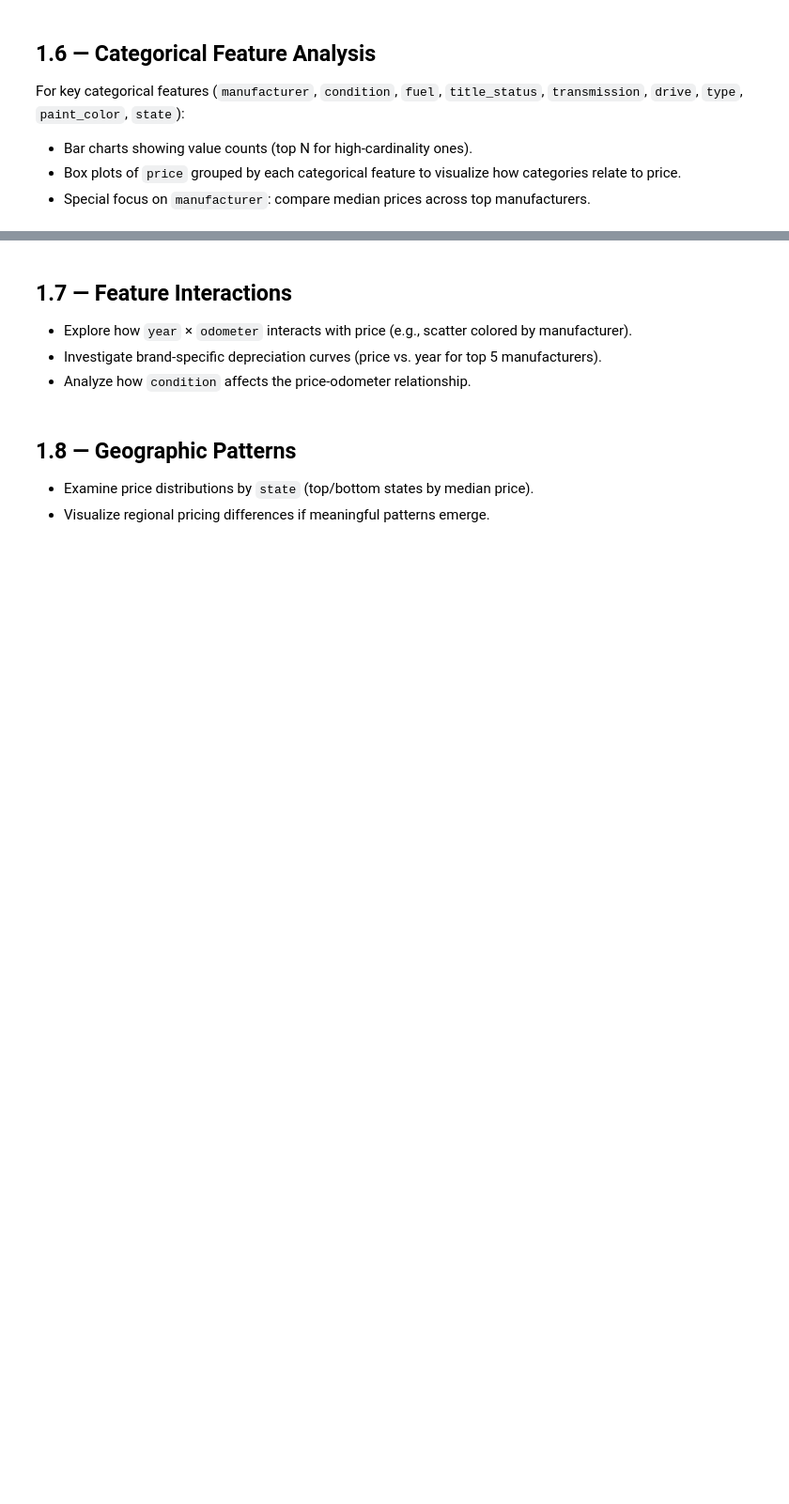
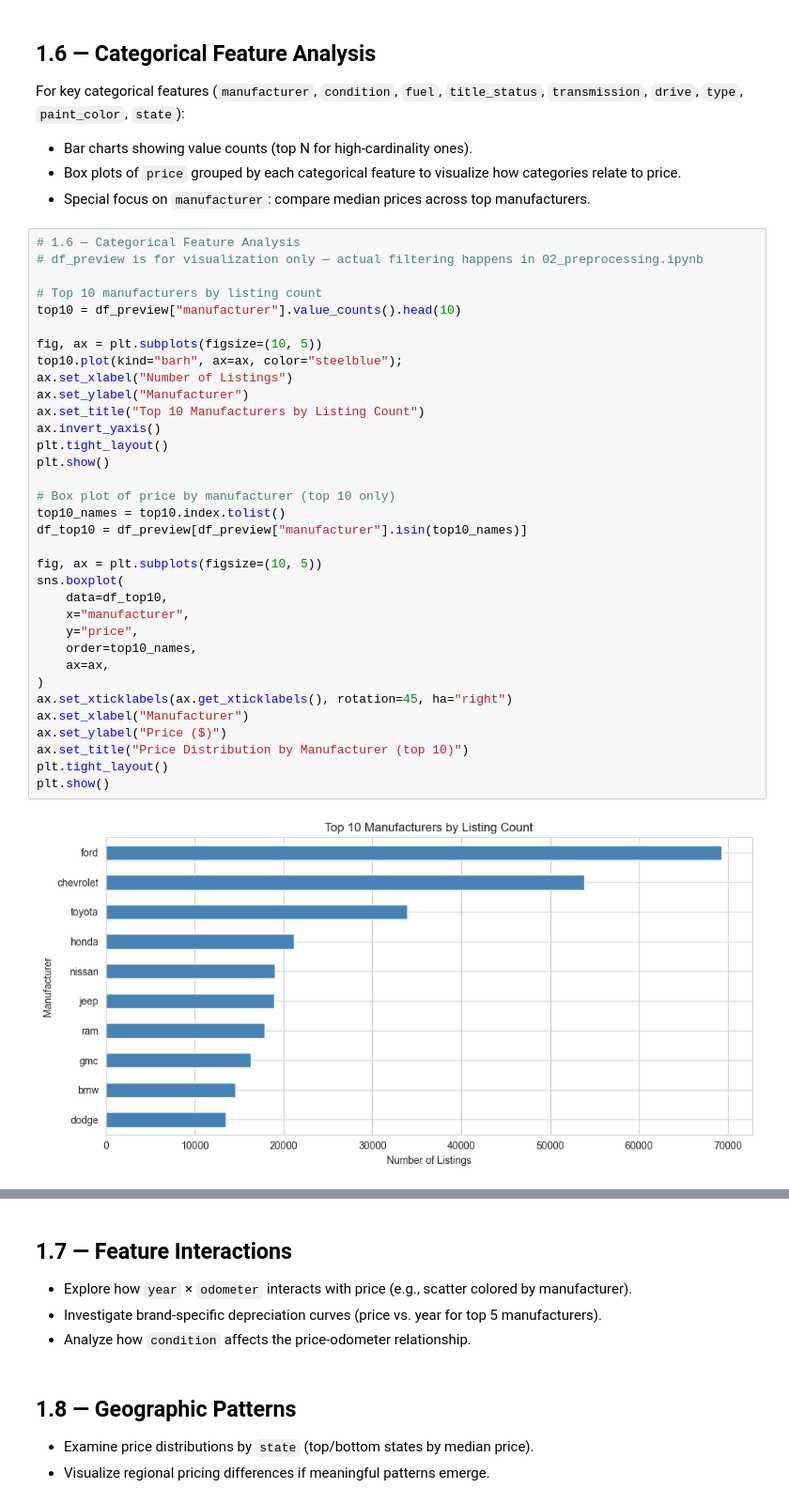
Before and after one commit to AcarBasaran/Predictive-Modeling-of-US-Used-Vehicle-Prices, a Jupyter notebook: notebooks/01_eda.ipynb, the cells around one changed output, grey strips where cells are left out. Shown at 94% size. Saved outputs shown, nothing was run; the diff lists cells and outputs as text; blank space fills up the shorter version.

```diff
--- a/notebooks/01_eda.ipynb
+++ b/notebooks/01_eda.ipynb
@@ -182,3 +269,39 @@ For key categorical features (`manufacturer`, `condition`, `fuel`, `title_status
 - Bar charts showing value counts (top N for high-cardinality ones).
 - Box plots of `price` grouped by each categorical feature to visualize how categories relate to price.
 - Special focus on `manufacturer`: compare median prices across top manufacturers.
+# %%
+# 1.6 — Categorical Feature Analysis
+# df_preview is for visualization only — actual filtering happens in 02_preprocessing.ipynb
+
+# Top 10 manufacturers by listing count
+top10 = df_preview["manufacturer"].value_counts().head(10)
+
+fig, ax = plt.subplots(figsize=(10, 5))
+top10.plot(kind="barh", ax=ax, color="steelblue");
+ax.set_xlabel("Number of Listings")
+ax.set_ylabel("Manufacturer")
+ax.set_title("Top 10 Manufacturers by Listing Count")
+ax.invert_yaxis()
+plt.tight_layout()
+plt.show()
+
+# Box plot of price by manufacturer (top 10 only)
+top10_names = top10.index.tolist()
+df_top10 = df_preview[df_preview["manufacturer"].isin(top10_names)]
+
+fig, ax = plt.subplots(figsize=(10, 5))
+sns.boxplot(
+    data=df_top10,
+    x="manufacturer",
+    y="price",
+    order=top10_names,
+    ax=ax,
+)
+ax.set_xticklabels(ax.get_xticklabels(), rotation=45, ha="right")
+ax.set_xlabel("Manufacturer")
+ax.set_ylabel("Price ($)")
+ax.set_title("Price Distribution by Manufacturer (top 10)")
+plt.tight_layout()
+plt.show()
+# %% [output]
+[figure, added]
```
Also changed, not shown: parts of 4 cells of this notebook.
